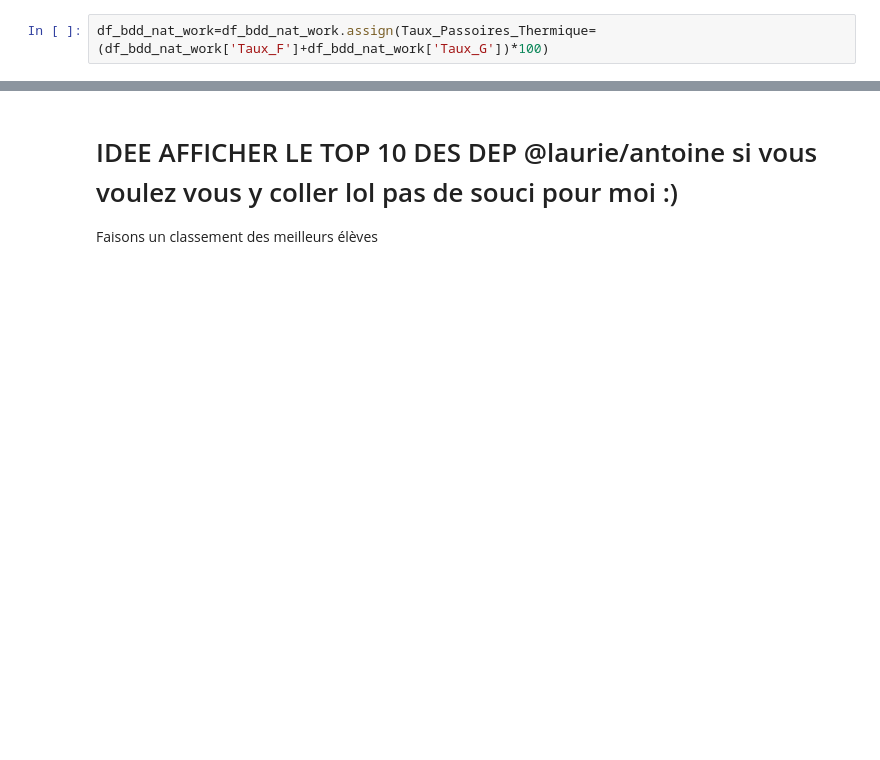
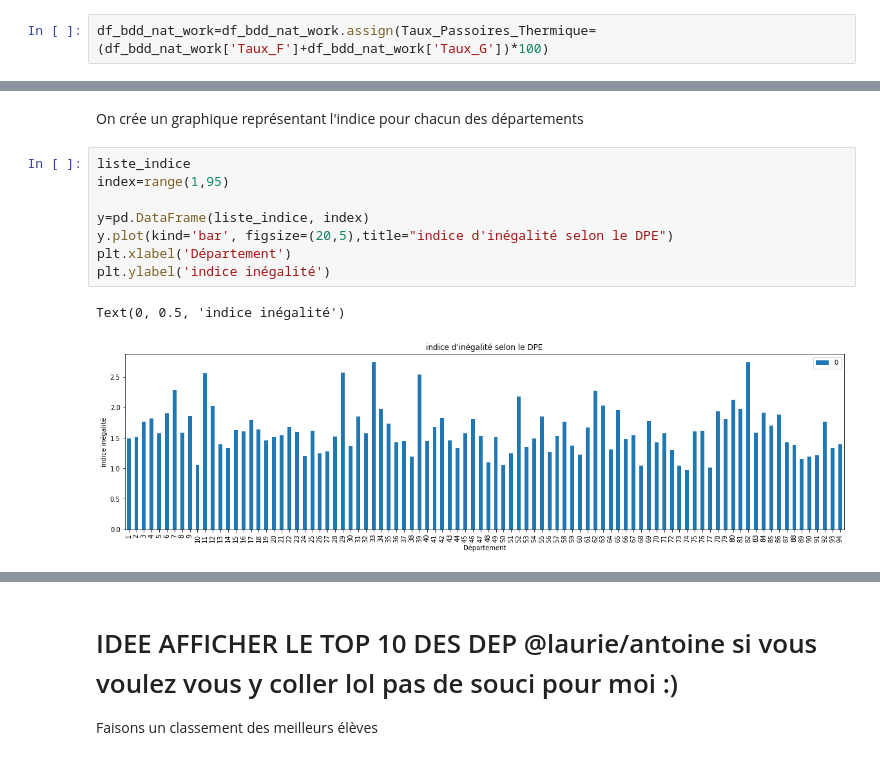
Before and after one commit to f-b-l/python2A, a Jupyter notebook: Master Notebook.ipynb, the cells around one changed output, grey strips where cells are left out. Saved outputs shown, nothing was run; the diff lists cells and outputs as text; blank space fills up the shorter version.

```diff
--- a/Master Notebook.ipynb
+++ b/Master Notebook.ipynb
@@ -1667,0 +1683,13 @@ df_bdd_nat_work=df_bdd_nat_work.assign(Taux_Passoires_Thermique=(df_bdd_nat_work
+# %% [markdown]
+On crée un graphique représentant l'indice pour chacun des départements
+# %%
+liste_indice
+index=range(1,95)
+
+y=pd.DataFrame(liste_indice, index)
+y.plot(kind='bar', figsize=(20,5),title="indice d'inégalité selon le DPE")
+plt.xlabel('Département')
+plt.ylabel('indice inégalité')
+# %% [output]
+Text(0, 0.5, 'indice inégalité')
+[figure, added]
```
Also changed, not shown: parts of 55 cells of this notebook.
